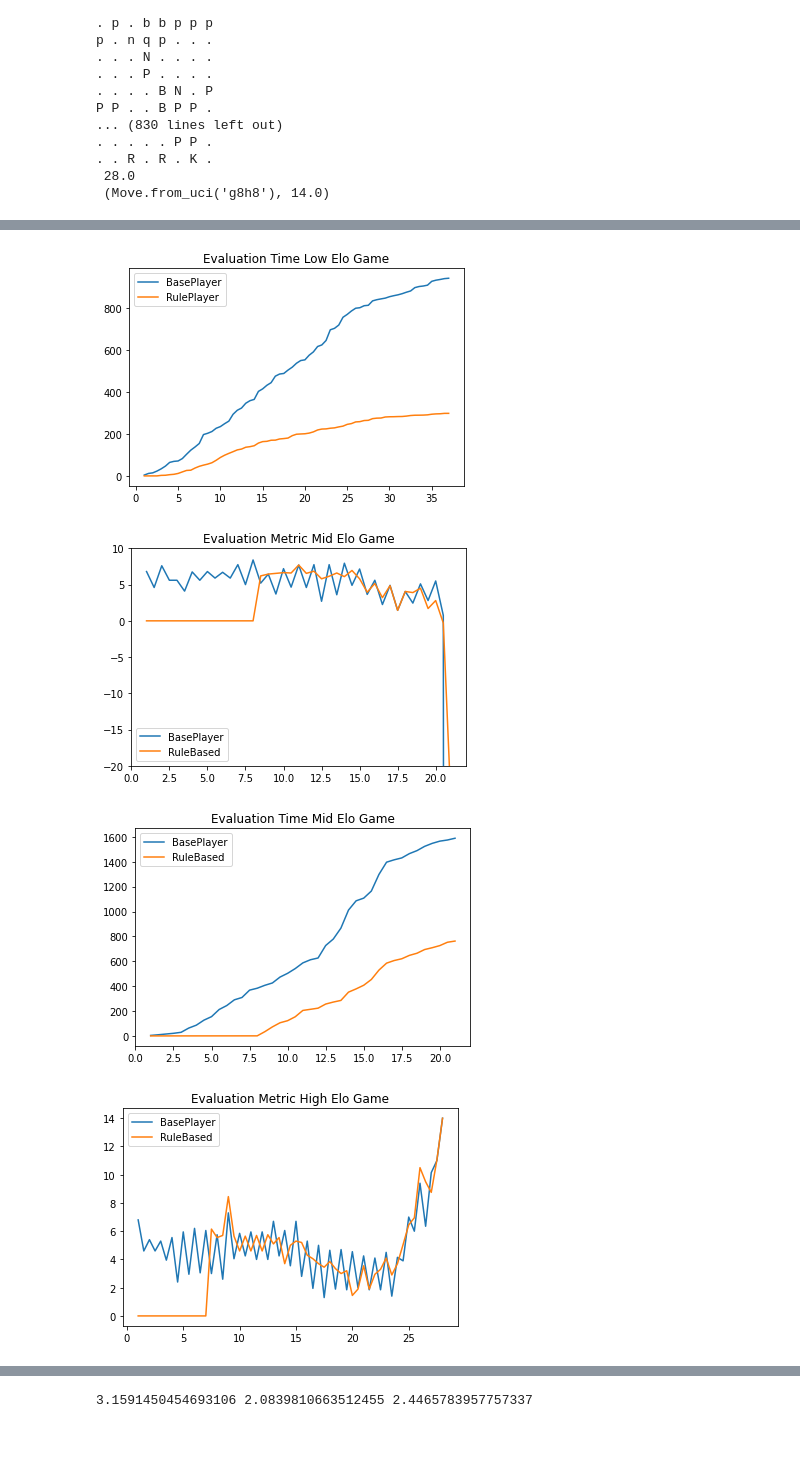
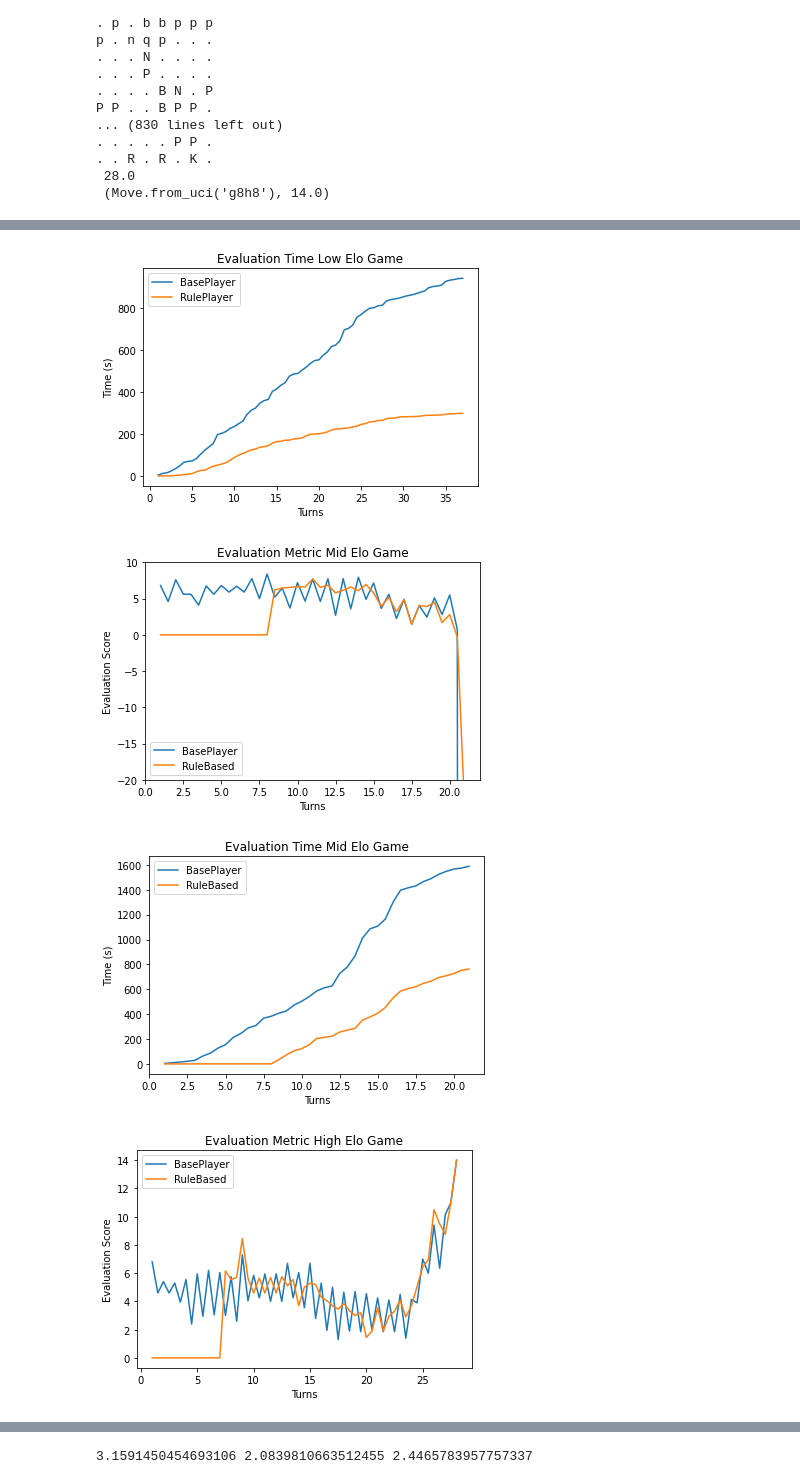
Before and after one commit to rlavelle/ChessAI, a Jupyter notebook: eval.ipynb, the cells around one changed output, grey strips where cells are left out. Saved outputs shown, nothing was run; the diff lists cells and outputs as text; code cells hidden in the pictures; blank space fills up the shorter version.

```diff
--- a/eval.ipynb
+++ b/eval.ipynb
@@ -376,9 +378,11 @@ plt.title('Evaluation Time Low Elo Game')
 plt.plot(low_gameorder, low_game_base[3], label = 'BasePlayer')
 plt.plot(low_gameorder,  low_game_cbr[3], label = 'RulePlayer')
 plt.legend()
+plt.ylabel('Time (s)')
+plt.xlabel('Turns')
 plt.savefig('low_game_time.jpg')
 # %% [output]
-[figure, old version]
+[figure, new version]
 # %%
 mid_gameorder = np.arange(1,  1+ len(mid_game_base[1])/2 , 0.5)
 plt.plot()
@@ -387,11 +391,13 @@ plt.plot(mid_gameorder,  mid_game_base[1], label = 'BasePlayer')
 plt.plot(mid_gameorder,   mid_game_cbr[1], label = 'RuleBased')
 plt.ylim(-20,10)
 plt.legend()
+plt.ylabel('Evaluation Score')
+plt.xlabel('Turns')
 # print('midgame')
 plt.savefig('mid_game_score.jpg')
 # plt.plot(mid_gameorder, mid_game_base[3])
 # %% [output]
-[figure, old version]
+[figure, new version]
 # %%
 mid_gameorder = np.arange(1,  1+ len(mid_game_base[1])/2 , 0.5)
 plt.plot()
@@ -399,21 +405,25 @@ plt.title('Evaluation Time Mid Elo Game')
 plt.plot(mid_gameorder,  mid_game_base[3], label = 'BasePlayer')
 plt.plot(mid_gameorder,   mid_game_cbr[3], label = 'RuleBased')
 # plt.ylim(-20,10)
+plt.ylabel('Time (s)')
+plt.xlabel('Turns')
 plt.legend()
 plt.savefig('mid_game_time.jpg')
 # %% [output]
-[figure, old version]
+[figure, new version]
 # %%
 high_gameorder = np.arange(1,  1+ len(high_game_base[1])/2 , 0.5)
 fig = plt.figure()
 
 plt.title('Evaluation Metric High Elo Game')
 plt.plot(high_gameorder,  high_game_base[1], label = 'BasePlayer')
 plt.plot(high_gameorder,   high_game_cbr[1], label = 'RuleBased')
 plt.legend()
+plt.ylabel('Evaluation Score')
+plt.xlabel('Turns')
 plt.savefig('high_game_eval.jpg')
 # %% [output]
-[figure, old version]
+[figure, new version]
 # %%
 high_gameorder = np.arange(1,  1+ len(high_game_base[1])/2 , 0.5)
 fig = plt.figure()
```
Also changed, not shown: parts of 4 cells of this notebook, 8 other files.
